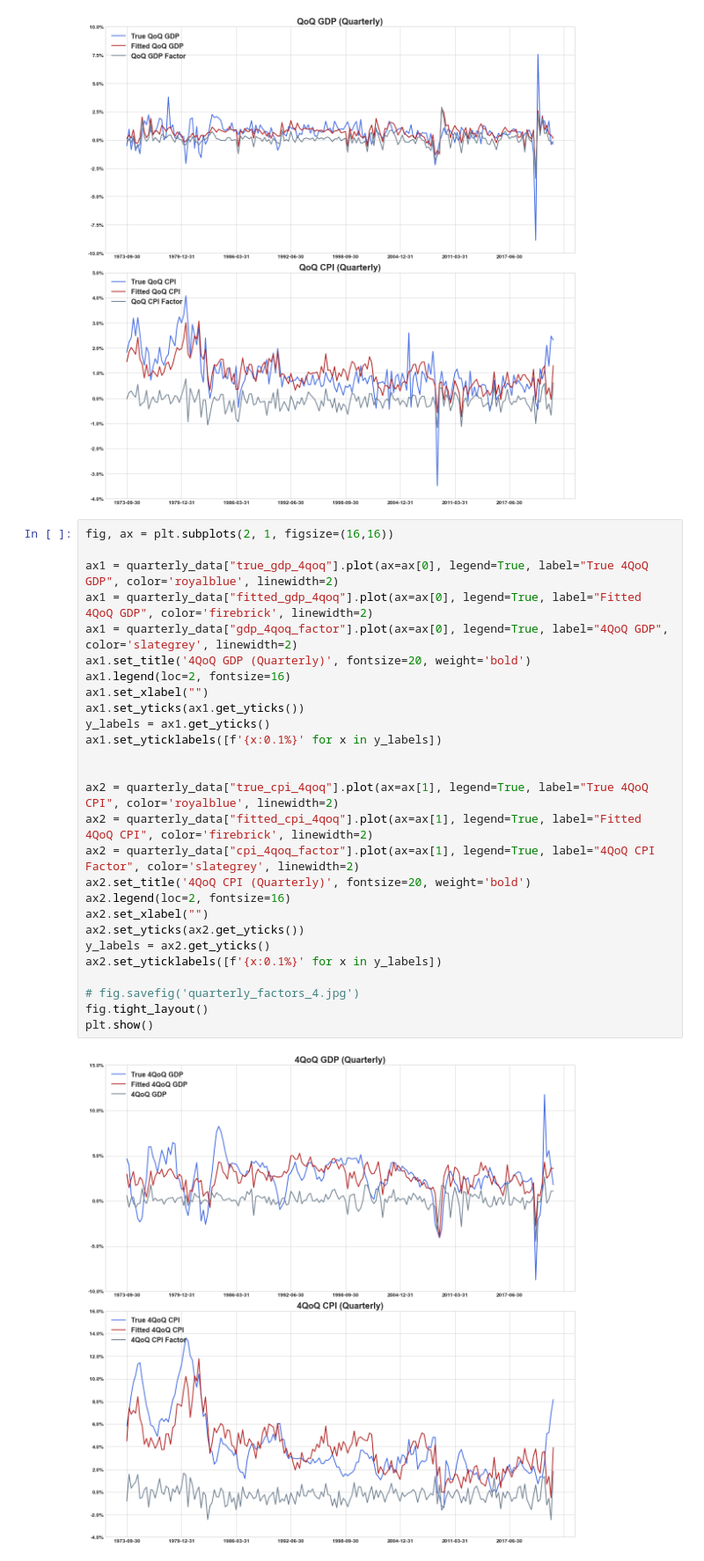
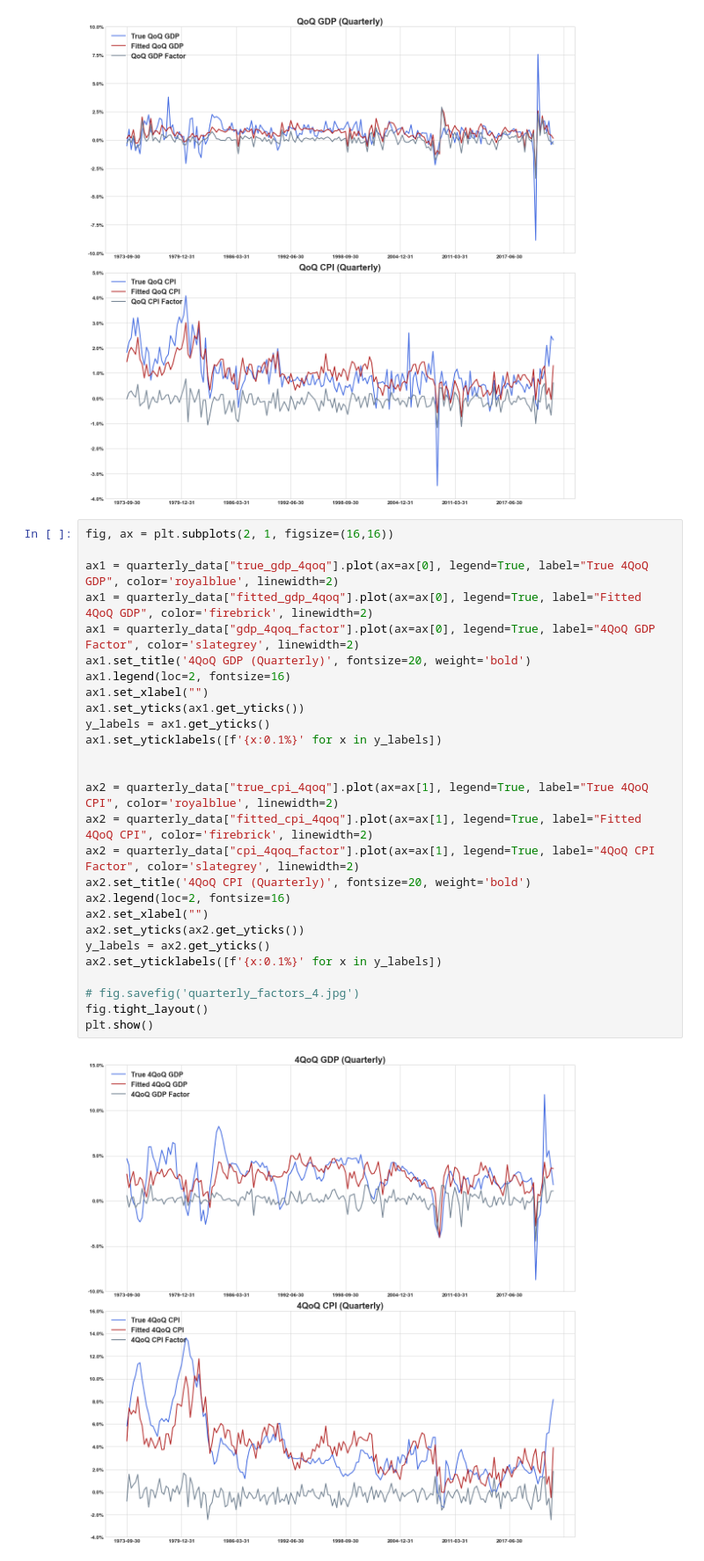
Before and after one commit to santoromano/Macro-Cross-Sectional-Analysis, a Jupyter notebook: mimicking_portfolios.ipynb, the cells around one changed output. Shown at 88% size. Drawn from its saved outputs; the diff is of its cells as text.

Commit message:
Fixed graph

```diff
--- a/mimicking_portfolios.ipynb
+++ b/mimicking_portfolios.ipynb
@@ -708,29 +708,29 @@ plt.show()
 # %%
 fig, ax = plt.subplots(2, 1, figsize=(16,16))
 
 ax1 = quarterly_data["true_gdp_4qoq"].plot(ax=ax[0], legend=True, label="True 4QoQ GDP", color='royalblue', linewidth=2)
 ax1 = quarterly_data["fitted_gdp_4qoq"].plot(ax=ax[0], legend=True, label="Fitted 4QoQ GDP", color='firebrick', linewidth=2)
-ax1 = quarterly_data["gdp_4qoq_factor"].plot(ax=ax[0], legend=True, label="4QoQ GDP", color='slategrey', linewidth=2)
+ax1 = quarterly_data["gdp_4qoq_factor"].plot(ax=ax[0], legend=True, label="4QoQ GDP Factor", color='slategrey', linewidth=2)
 ax1.set_title('4QoQ GDP (Quarterly)', fontsize=20, weight='bold')
 ax1.legend(loc=2, fontsize=16)
 ax1.set_xlabel("")
 ax1.set_yticks(ax1.get_yticks())
 y_labels = ax1.get_yticks()
 ax1.set_yticklabels([f'{x:0.1%}' for x in y_labels])
 
 
 ax2 = quarterly_data["true_cpi_4qoq"].plot(ax=ax[1], legend=True, label="True 4QoQ CPI", color='royalblue', linewidth=2)
 ax2 = quarterly_data["fitted_cpi_4qoq"].plot(ax=ax[1], legend=True, label="Fitted 4QoQ CPI", color='firebrick', linewidth=2)
 ax2 = quarterly_data["cpi_4qoq_factor"].plot(ax=ax[1], legend=True, label="4QoQ CPI Factor", color='slategrey', linewidth=2)
 ax2.set_title('4QoQ CPI (Quarterly)', fontsize=20, weight='bold')
 ax2.legend(loc=2, fontsize=16)
 ax2.set_xlabel("")
 ax2.set_yticks(ax2.get_yticks())
 y_labels = ax2.get_yticks()
 ax2.set_yticklabels([f'{x:0.1%}' for x in y_labels])
 
 # fig.savefig('quarterly_factors_4.jpg')
 fig.tight_layout()
 plt.show()
 # %% [output]
-[figure, old version]
+[figure, new version]
```
Also changed, not shown: 1 other file.
